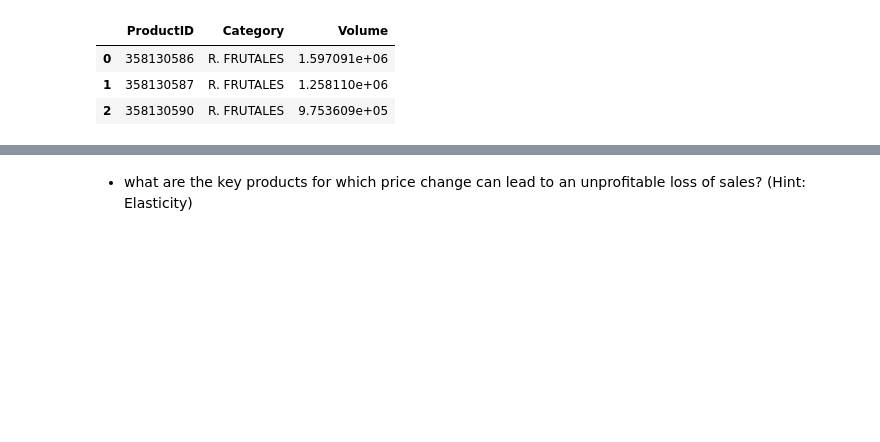
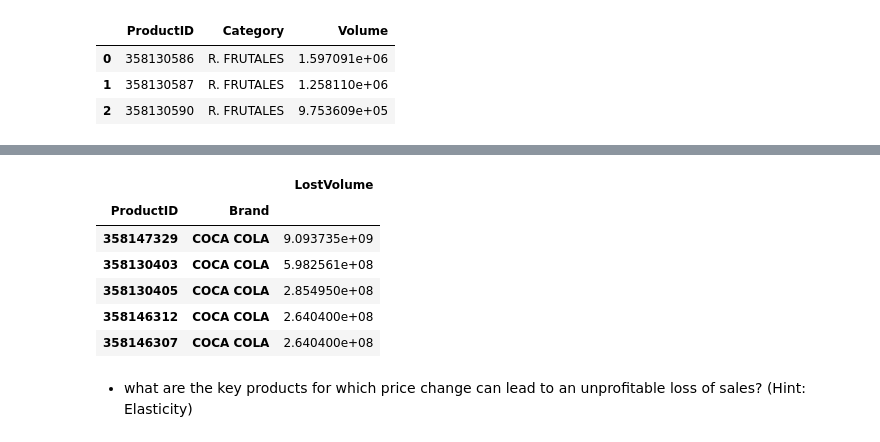
Before and after one commit to BRomanchuk/products-metrics, a Jupyter notebook: eda_products.ipynb, the cells around one changed output, grey strips where cells are left out. Drawn from its saved outputs; the diff is of its cells as text; code cells hidden in the pictures; blank space fills up the shorter version.

```diff
--- a/eda_products.ipynb
+++ b/eda_products.ipynb
@@ -293,3 +328,17 @@ no_tccc_df[(no_tccc_df['Brand'] != 'SPRITE')
+# %%
+# get top-5 products with brands with the biggest volume loss
+df.groupby(['ProductID', 'Brand']) \
+  .agg({'LostVolume': 'sum'}) \
+  .sort_values('LostVolume', ascending=False) \
+  .head()
+# %% [output]
+|  |  | LostVolume |
+| ProductID | Brand |  |
+| 358147329 | COCA COLA | 9.093735e+09 |
+| 358130403 | COCA COLA | 5.982561e+08 |
+| 358130405 | COCA COLA | 2.854950e+08 |
+| 358146312 | COCA COLA | 2.640400e+08 |
+| 358146307 | COCA COLA | 2.640400e+08 |
 # %% [markdown]
 
 - what are the key products for which price change can lead to an unprofitable loss of sales? (Hint: Elasticity)
```
Also changed, not shown: parts of 23 cells of this notebook.
